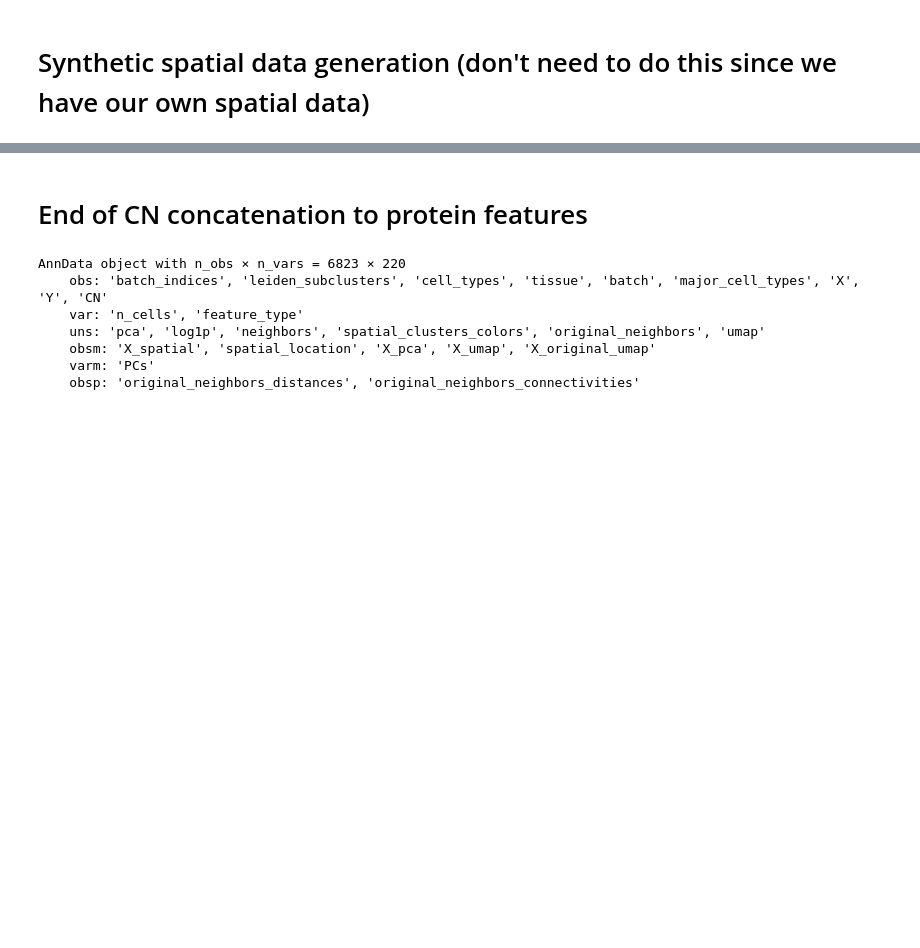
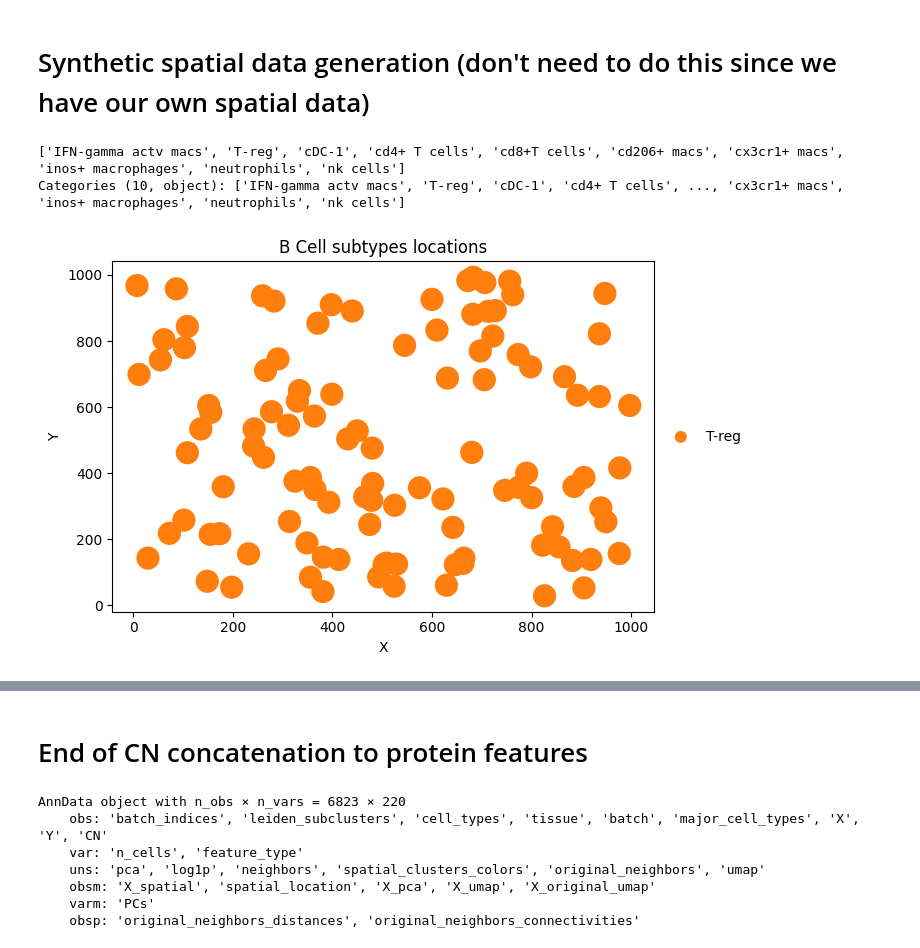
Before and after one commit to reformist/Mapping-scRNA-seq-Variability-Using-Co-Embedding-to-Understand-Cell-Neighborhood-Effects, a Jupyter notebook: CITE-seq_RNA_seq/archetype_generation_real.ipynb, the cells around one changed output, grey strips where cells are left out. Drawn from its saved outputs; the diff is of its cells as text; code cells hidden in the pictures; blank space fills up the shorter version.

```diff
--- a/CITE-seq_RNA_seq/archetype_generation_real.ipynb
+++ b/CITE-seq_RNA_seq/archetype_generation_real.ipynb
@@ -33,7 +33,7 @@ from bar_nick_utils import preprocess_rna, preprocess_protein, plot_archetypes,
     get_cell_representations_as_archetypes_cvxpy, reorder_rows_to_maximize_diagonal, evaluate_distance_metrics, \
     plot_archetypes_matching, compare_matchings, find_best_pair_by_row_matching, add_spatial_data_to_prot, \
     clean_uns_for_h5ad, get_latest_file
-plot_flag = False
+plot_flag = True
 # computationally figure out which ones are best
 np.random.seed(8)
 ! which python
@@ -508,13 +567,21 @@ array([[4.5611334 , 0.        , 1.2457685 , ..., 1.2457685 , 0.4817477 ,
+# %%
+adata_2_prot.obs['major_cell_types'].unique()
+adata_2_prot.obs['cell_types'].unique()
+# %% [output]
+['IFN-gamma actv macs', 'T-reg', 'cDC-1', 'cd4+ T cells', 'cd8+T cells', 'cd206+ macs', 'cx3cr1+ macs', 'inos+ macrophages', 'neutrophils', 'nk cells']
+Categories (10, object): ['IFN-gamma actv macs', 'T-reg', 'cDC-1', 'cd4+ T cells', ..., 'cx3cr1+ macs', 'inos+ macrophages', 'neutrophils', 'nk cells']
 # %%
 
 assert adata_2_prot.obs.index.is_unique
 
 adata_2_prot,horizontal_splits,vertical_splits = add_spatial_data_to_prot(adata_2_prot, major_to_minor_dict)
 adata_2_prot.obsm['spatial_location'] = pd.DataFrame([adata_2_prot.obs['X'],adata_2_prot.obs['Y']]).T
 if plot_flag:
-    sc.pl.scatter(adata_2_prot[adata_2_prot.obs['major_cell_types']=='B cells'], x='X', y='Y', color='cell_types', title='B Cell subtypes locations')
-    sc.pl.scatter(adata_2_prot[adata_2_prot.obs['major_cell_types']=='CD4 T'], x='X', y='Y', color='cell_types', title='T Cell subtypes locations')
-    sc.pl.scatter(adata_2_prot[adata_2_prot.obs['major_cell_types']=='CD8 T'], x='X', y='Y', color='cell_types', title='T Cell subtypes locations')
+    sc.pl.scatter(adata_2_prot[adata_2_prot.obs['major_cell_types']=='T-reg'], x='X', y='Y', color='cell_types', title='B Cell subtypes locations')
+    # sc.pl.scatter(adata_2_prot[adata_2_prot.obs['major_cell_types']=='CD4 T'], x='X', y='Y', color='cell_types', title='T Cell subtypes locations')
+    # sc.pl.scatter(adata_2_prot[adata_2_prot.obs['major_cell_types']=='CD8 T'], x='X', y='Y', color='cell_types', title='T Cell subtypes locations')
+# %% [output]
+[figure, added]
 # %%
 sc.pp.neighbors(adata_2_prot,use_rep='spatial_location')
 
```
Also changed, not shown: parts of 25 cells of this notebook.
